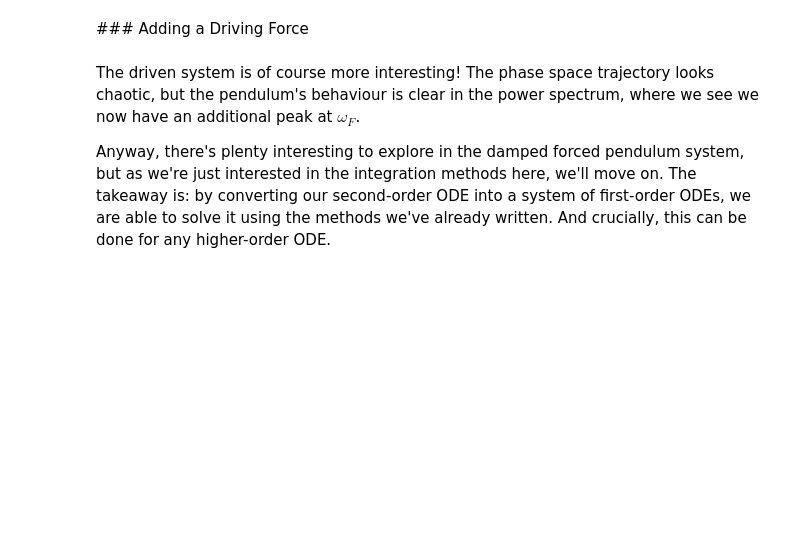
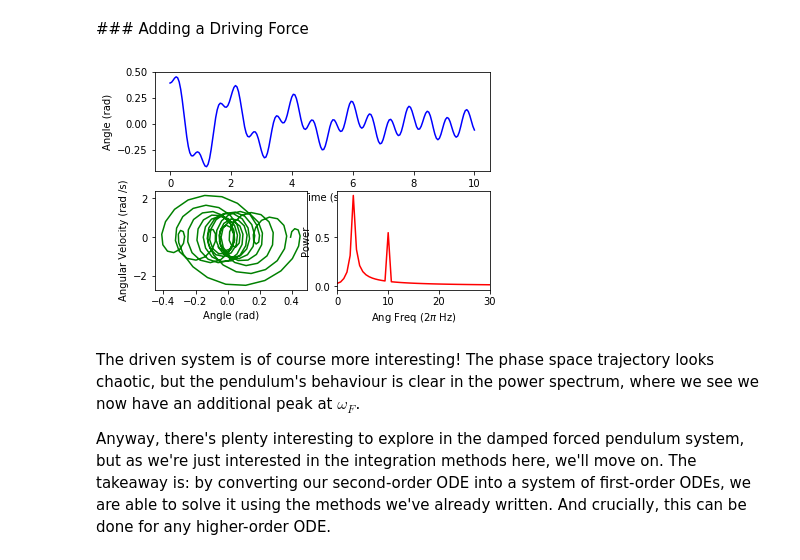
Before and after one commit to UChicagoPhysics/PHYS250, a Jupyter notebook: Examples/The-Runge-Kutta-Method-Higher-Order-ODEs-and-Multistep-Methods.ipynb, the cells around one changed output. Saved outputs shown, nothing was run; the diff lists cells and outputs as text; code cells hidden in the pictures; blank space fills up the shorter version.

```diff
--- a/Examples/The-Runge-Kutta-Method-Higher-Order-ODEs-and-Multistep-Methods.ipynb
+++ b/Examples/The-Runge-Kutta-Method-Higher-Order-ODEs-and-Multistep-Methods.ipynb
@@ -480,14 +480,16 @@ We see that over time the friction attenuates the pendulum's swing. The phase sp
 # %%
 driving_force = 10. # [N]
 driving_freq = 10. # [2π /s]
 
 solve_args['gamma'] = driving_force/mass_pendulum/length_pendulum
 solve_args['omega'] = driving_freq
 
 # Solve Pendulum ODE with RK4
-y = ode_int_rk(pendulum, initial_cond, t, solve_args)
+y = RungeKutta4(pendulum, initial_cond, t, solve_args)
 
 plot_pendulum(t,y)
+# %% [output]
+[figure, added]
 # %% [markdown]
 The driven system is of course more interesting! The phase space trajectory looks chaotic, but the pendulum's behaviour is clear in the power spectrum, where we see we now have an additional peak at $\omega_F$.
 
```
Also changed, not shown: parts of 1 cell of this notebook, 5 other files.
